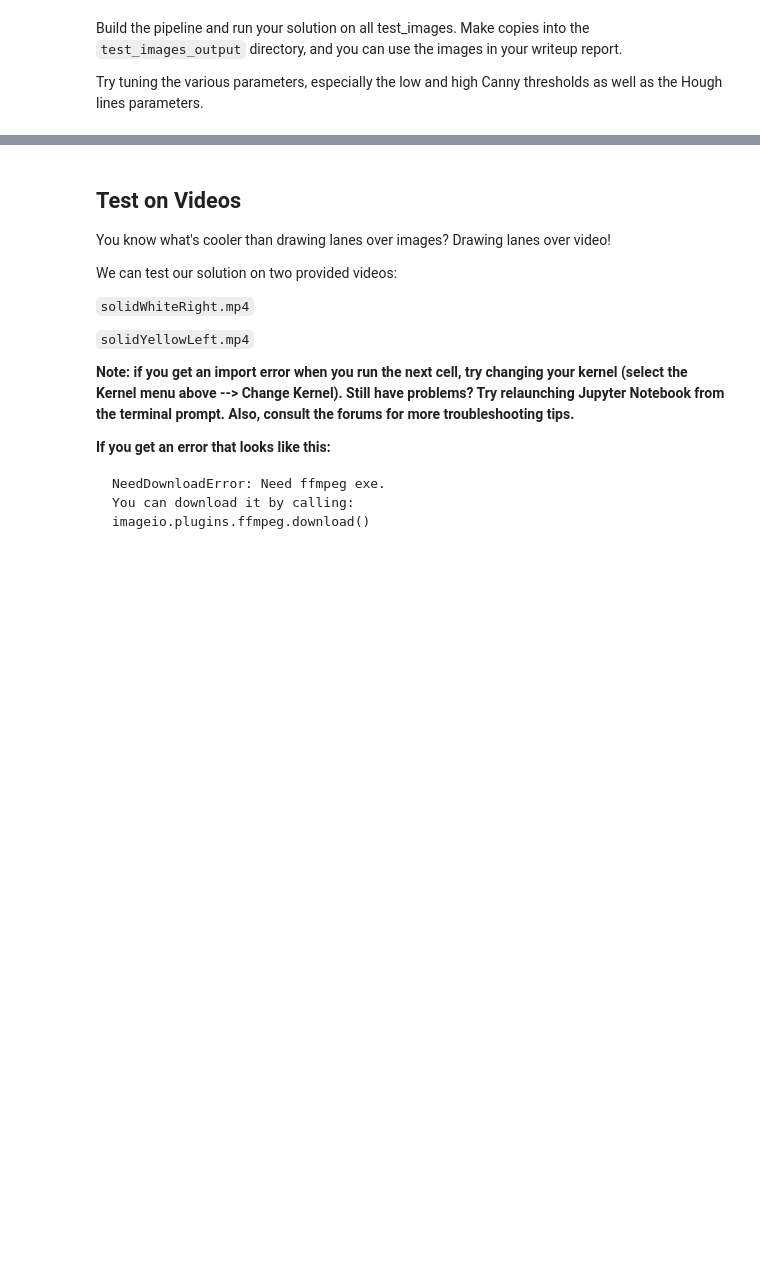
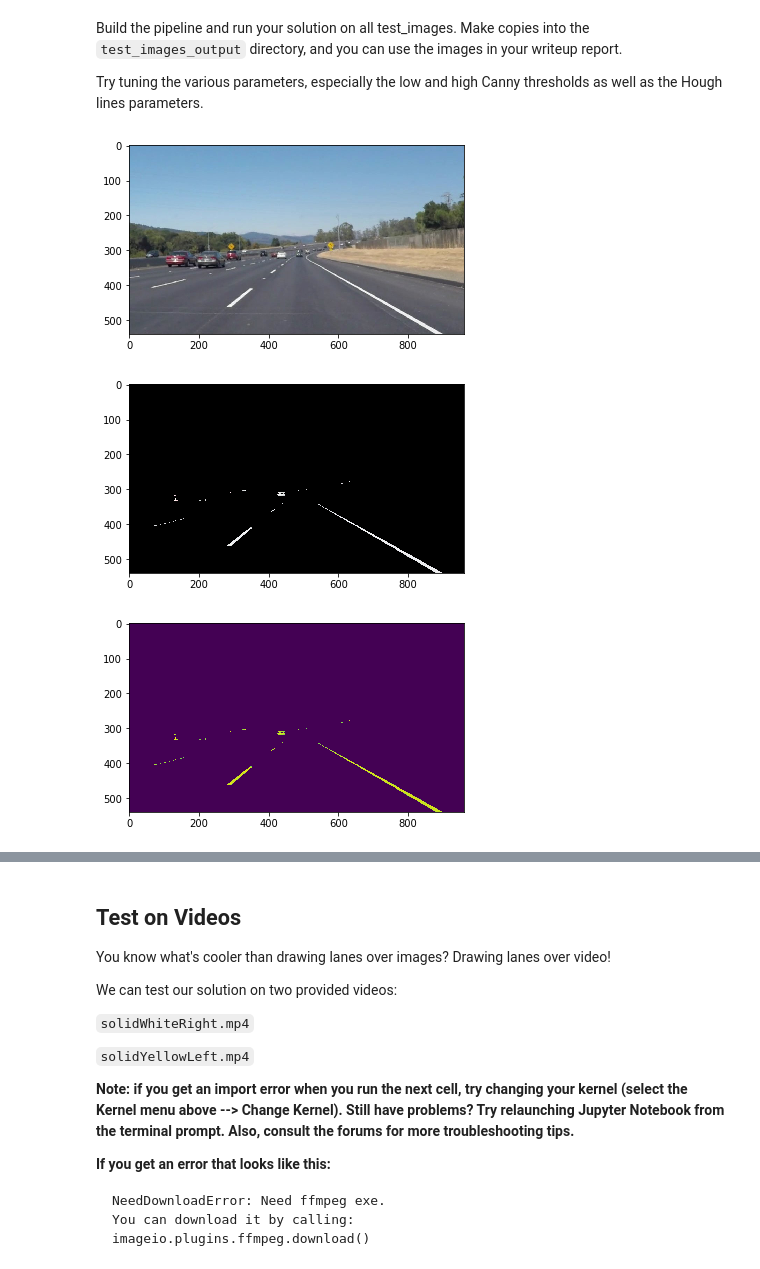
Before and after one commit to tranlv/Self-Driving-Car-Engineer-Part-1, a Jupyter notebook: Finding Lane Lines/P1.ipynb, the cells around one changed output, grey strips where cells are left out. Cells and saved outputs as stored; diff of their text form; code cells hidden in the pictures; blank space fills up the shorter version.

```diff
--- a/Finding Lane Lines/P1.ipynb
+++ b/Finding Lane Lines/P1.ipynb
@@ -81,6 +81,7 @@ Below are some helper functions to help get you started. They should look famili
 # %%
 import math
 
+#grayscale is hsl
 def grayscale(img):
     """Applies the Grayscale transform
     This will return an image with only one color channel
@@ -90,6 +91,18 @@ def grayscale(img):
     return cv2.cvtColor(img, cv2.COLOR_RGB2GRAY)
     # Or use BGR2GRAY if you read an image with cv2.imread()
     # return cv2.cvtColor(img, cv2.COLOR_BGR2GRAY)
+
+def hsv_conversion(img):
+    """Applies the Grayscale transform
+    This will return an image with only one color channel
+    but NOTE: to see the returned image as grayscale
+    (assuming your grayscaled image is called 'gray')
+    you should call plt.imshow(gray, cmap='gray')"""
+    return cv2.cvtColor(img, cv2.COLOR_RGB2HSV)
+    # Or use BGR2GRAY if you read an image with cv2.imread()
+    # return cv2.cvtColor(img, cv2.COLOR_BGR2GRAY)
+
+
 
 def canny(img, low_threshold, high_threshold):
     """Applies the Canny transform"""
@@ -172,20 +185,19 @@ def weighted_img(img, initial_img, α=0.8, β=1., λ=0.):
     """
     return cv2.addWeighted(initial_img, α, img, β, λ)
 
-# not a very useful function
 def color_selection(image):
 
     # Grab the x and y size and make a copy of the image
     ysize = image.shape[0]
     xsize = image.shape[1]
+
+    ##color selection
     color_select = np.copy(image)
 
     # Define color selection criteria
-    ###### MODIFY THESE VARIABLES TO MAKE YOUR COLOR SELECTION
     red_threshold = 200
     green_threshold = 200
     blue_threshold = 200
-    ######
 
     rgb_threshold = [red_threshold, green_threshold, blue_threshold]
 
@@ -196,6 +208,9 @@ def color_selection(image):
                 | (image[:,:,2] < rgb_threshold[2])
 
     color_select[thresholds] = [0,0,0]
+
+     ##region selection
+
     return color_select
 # %% [markdown]
 ## Test Images
@@ -221,8 +236,14 @@ Try tuning the various parameters, especially the low and high Canny thresholds
 # %%
 def lane_finding_pipeline(image):
 
-    #first grayscale the image
-    img_gray = grayscale(image)
+    # color selection
+    img_color = color_selection(image)
+
+    # grayscale (HSL) the image
+    img_gray = grayscale(img_color)
+
+    # convert to hsv , testing hsv vs hsl
+    img_hsv = hsv_conversion(image)
 
     #define a kernel size and apply gaussion smoothing
     kernel_size = 5
@@ -239,36 +260,39 @@ def lane_finding_pipeline(image):
                           (imshape[1],imshape[0])]], dtype=np.int32)
     img_gray_gaussian_canny_masked = region_of_interest(img_gray_gaussian_canny,
                                                                 vertices)
     # Define the Hough transform parameters
     # Make a blank the same size as our image to draw on
     rho = 2                 # distance resolution in pixels of the Hough grid
     theta = (np.pi)/180     # angular resolution in radians of the Hough grid
     threshold = 15          # minimum number of votes (intersections in Hough grid cell)
     min_line_len = 40       # minimum number of pixels making up a line
     max_line_gap = 20       # maximum gap in pixels between connectable line segments
     img_hough_lines = hough_lines(img_gray_gaussian_canny_masked,
                               rho, theta, threshold, min_line_len, max_line_gap)
 
     # Create a "color" binary image to combine with line image
     edges = img_gray_gaussian_canny
     color_edges = np.dstack((edges, edges, edges))
 
     # Draw the lines on the edge image
     result = weighted_img(img_hough_lines, solidWhiteCurve,
                                α=0.8, β=1., λ=0.)
+    images = [image, img_color, img_gray]
+    for img in images:
+        plt.figure()
+        plt.imshow(img)
     return result
 
 # TODO: Build your pipeline that will draw lane lines on the test_images
 # then save them to the test_images directory.
 solidWhiteCurve = mpimg.imread('test_images/solidWhiteCurve.jpg')
 solidWhiteRight = mpimg.imread('test_images/solidWhiteRight.jpg')
 solidYellowCurve = mpimg.imread('test_images/solidYellowCurve.jpg')
 solidYellowCurve2 = mpimg.imread('test_images/solidYellowCurve2.jpg')
 solidYellowLeft = mpimg.imread('test_images/solidYellowLeft.jpg')
 whiteCarLaneSwitch = mpimg.imread('test_images/whiteCarLaneSwitch.jpg')
-
-for img in os.listdir("test_images/"):
-    image = mpimg.imread("test_images/" + img)
-    output = lane_finding_pipeline(image)
-    #print ("test_images_output/" + img)
-    cv2.imwrite('test_images_output/' + img, output)
+result = lane_finding_pipeline(solidWhiteCurve)
+# %% [output]
+[figure, added]
+[figure, added]
+[figure, added]
```
Also changed, not shown: parts of 5 cells of this notebook, 9 other files.
